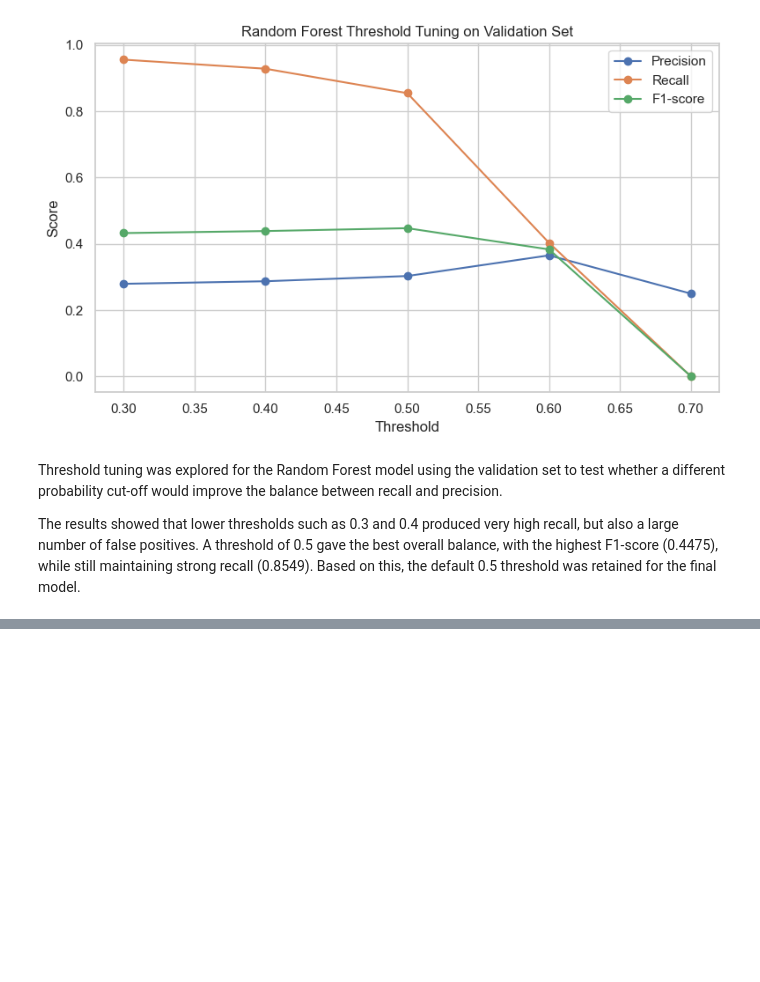
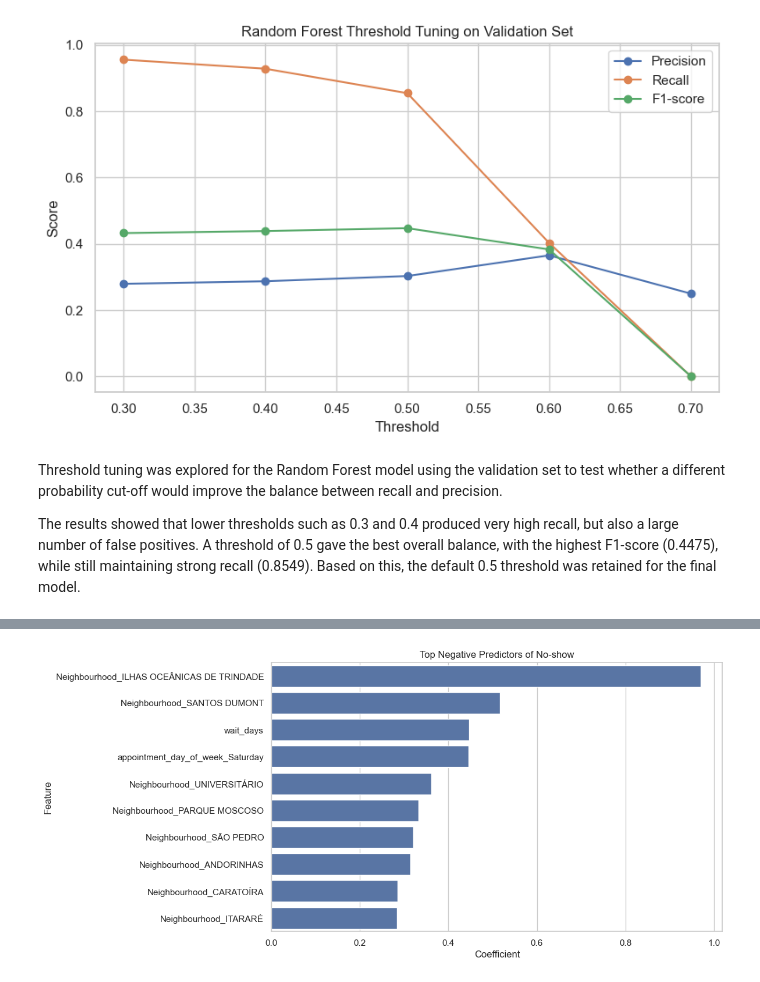
Before and after one commit to RNB1993/medical-appointment-no-show-analytics, a Jupyter notebook: jupyter_notebooks/03_ML.ipynb, the cells around one changed output, grey strips where cells are left out. Drawn from its saved outputs; the diff is of its cells as text; code cells hidden in the pictures; blank space fills up the shorter version.

Commit message:
03_ML ok, with model output and CO & LR & RF

```diff
--- a/jupyter_notebooks/03_ML.ipynb
+++ b/jupyter_notebooks/03_ML.ipynb
@@ -77,7 +77,7 @@ The purpose of this step is to confirm that the correct version of the dataset i
 # %%
 #Load cleaned dataset from 01_ETL.ipynb
 
-file_path = current_dir + "\data\processed\medical_appointments_cleaned.csv"
+file_path = os.path.join(current_dir, "data", "processed", "medical_appointments_cleaned.csv")
 df = pd.read_csv(file_path)
 
 print("Dataset shape:", df.shape)
@@ -567,0 +594,19 @@ This section focuses on feature importance or model coefficients to identify whi
+# %%
+# Get feature names after preprocessing
+ohe = log_reg_pipeline.named_steps["preprocessor"].named_transformers_["cat"].named_steps["onehot"]
+encoded_cat_features = ohe.get_feature_names_out(categorical_features)
+
+all_feature_names = np.concatenate([numeric_features, encoded_cat_features])
+
+# Get coefficients
+coefficients = log_reg_pipeline.named_steps["model"].coef_[0]
+
+coef_df = pd.DataFrame({
+    "Feature": all_feature_names,
+    "Coefficient": coefficients
+})
+
+coef_df = coef_df.sort_values("Coefficient", ascending=False)
+
+display(coef_df.head(10))
+display(coef_df.tail(10))
@@ -567,0 +644,10 @@ This section focuses on feature importance or model coefficients to identify whi
+# %%
+top_positive = coef_df.head(10)
+top_negative = coef_df.tail(10)
+
+plt.figure(figsize=(10, 6))
+sns.barplot(data=top_positive, x="Coefficient", y="Feature")
+plt.title("Top Negative Predictors of No-show")
+plt.show()
+# %% [output]
+[figure, added]
```
Also changed, not shown: parts of 29 cells of this notebook, 4 other files.
